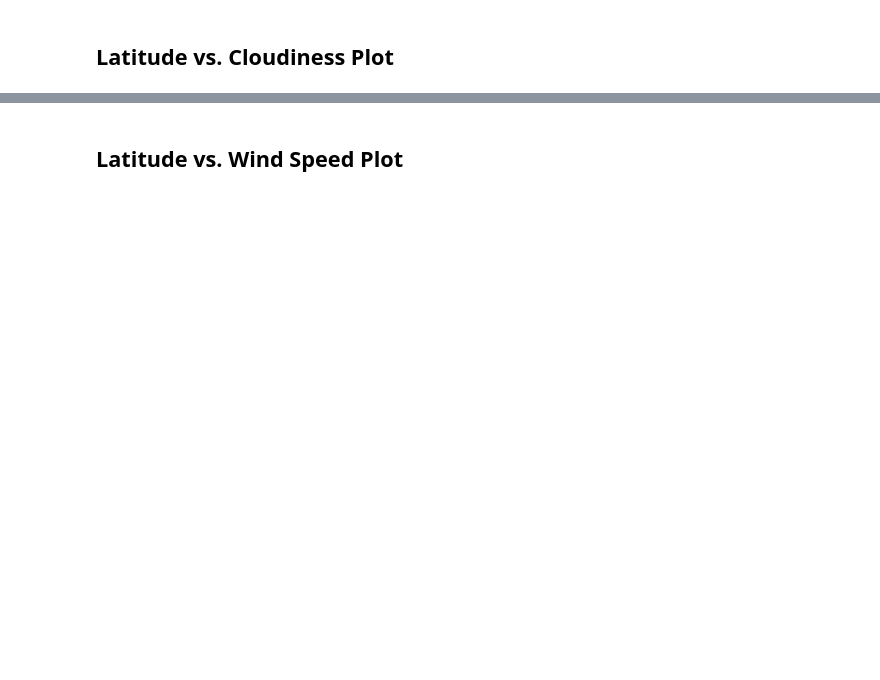
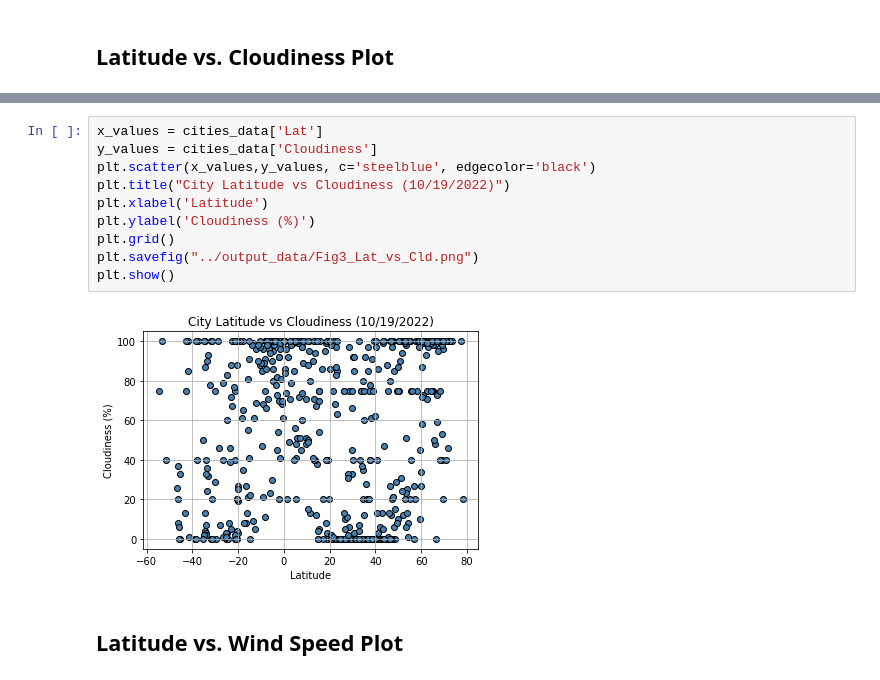
Before and after one commit to scheaton/python-api-challenge, a Jupyter notebook: WeatherPy/WeatherPy.ipynb, the cells around one changed output, grey strips where cells are left out. Saved outputs shown, nothing was run; the diff lists cells and outputs as text; blank space fills up the shorter version.

```diff
--- a/WeatherPy/WeatherPy.ipynb
+++ b/WeatherPy/WeatherPy.ipynb
@@ -150,2 +231,14 @@ Int64Index([], dtype='int64')
+# %%
+x_values = cities_data['Lat']
+y_values = cities_data['Cloudiness']
+plt.scatter(x_values,y_values, c='steelblue', edgecolor='black')
+plt.title("City Latitude vs Cloudiness (10/19/2022)")
+plt.xlabel('Latitude')
+plt.ylabel('Cloudiness (%)')
+plt.grid()
+plt.savefig("../output_data/Fig3_Lat_vs_Cld.png")
+plt.show()
+# %% [output]
+[figure, added]
 # %% [markdown]
 ## Latitude vs. Wind Speed Plot
```
Also changed, not shown: parts of 39 cells of this notebook, 17 other files.
